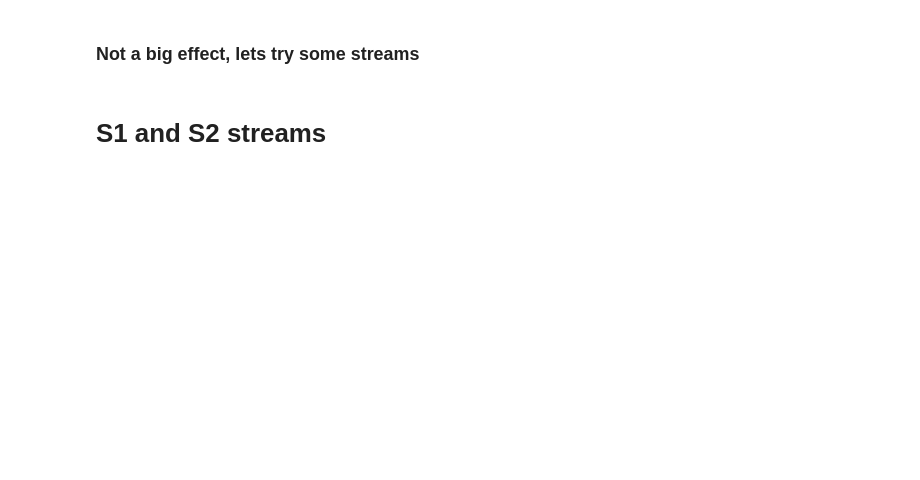
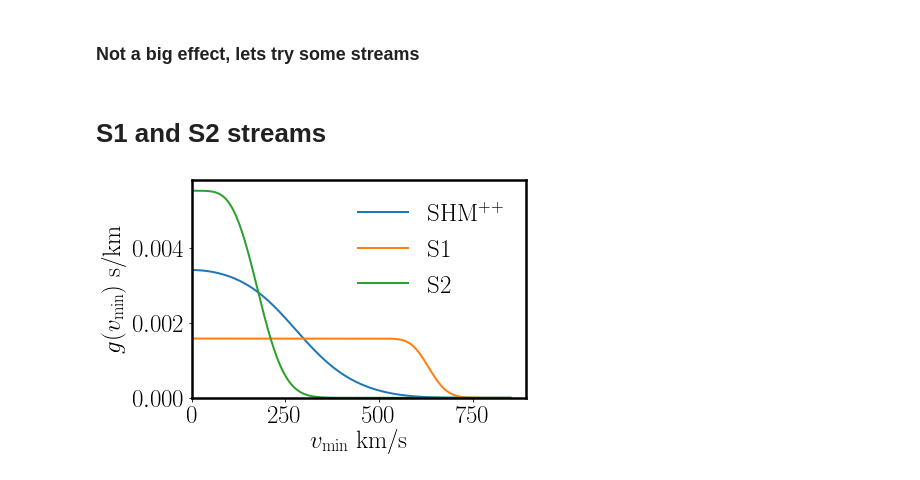
Before and after one commit to anirbandas89/DarkElectronRecoils, a Jupyter notebook: notebooks/DMRates_vsAstro.ipynb, the cells around one changed output. Drawn from its saved outputs; the diff is of its cells as text; code cells hidden in the pictures; blank space fills up the shorter version.

```diff
--- a/notebooks/DMRates_vsAstro.ipynb
+++ b/notebooks/DMRates_vsAstro.ipynb
@@ -143,6 +137,19 @@ fig.savefig('../plots/plots_png/DMRates_Xe_SHMpp.png',bbox_inches='tight')
 # S1 and S2 streams
 # %%
 # tabulate gmin
-vmin = linspace(0.0,850.0,nv)
-gmin = (1-0.2)*gvmin_Isotropic(vmin) + 0.2*gvmin_Triaxial(vmin)
-gmin_S1 = gvmin_Triaxial(vmin,v_shift=S1.Velocity,sig=S1.Dispersion)
+gmin0 = (1-0.2)*gvmin_Isotropic(vmin) + 0.2*gvmin_Triaxial(vmin)
+gmin_S1 = gvmin_Triaxial(vmin,v_shift=S1stream.Velocity,sig=S1stream.Dispersion,v_esc=1000.0)
+gmin_S2 = gvmin_Triaxial(vmin,v_shift=S2stream.Velocity,sig=S1stream.Dispersion,v_esc=1000.0)
+# %%
+# Plot gmins just for safety
+plt.plot(vmin,gmin,'-',label='SHM$^{++}$',lw=2)
+plt.plot(vmin,gmin_S1,'-',label='S1',lw=2)
+plt.plot(vmin,gmin_S2,'-',label='S2',lw=2)
+plt.ylabel(r'$g(v_{\rm min})$ s/km')
+plt.xlabel(r'$v_{\rm min}$ km/s')
+plt.legend(frameon=False)
+plt.xlim(left=0)
+plt.ylim(bottom=0)
+plt.show()
+# %% [output]
+[figure, added]
```
Also changed, not shown: parts of 8 cells of this notebook, 9 other files.
